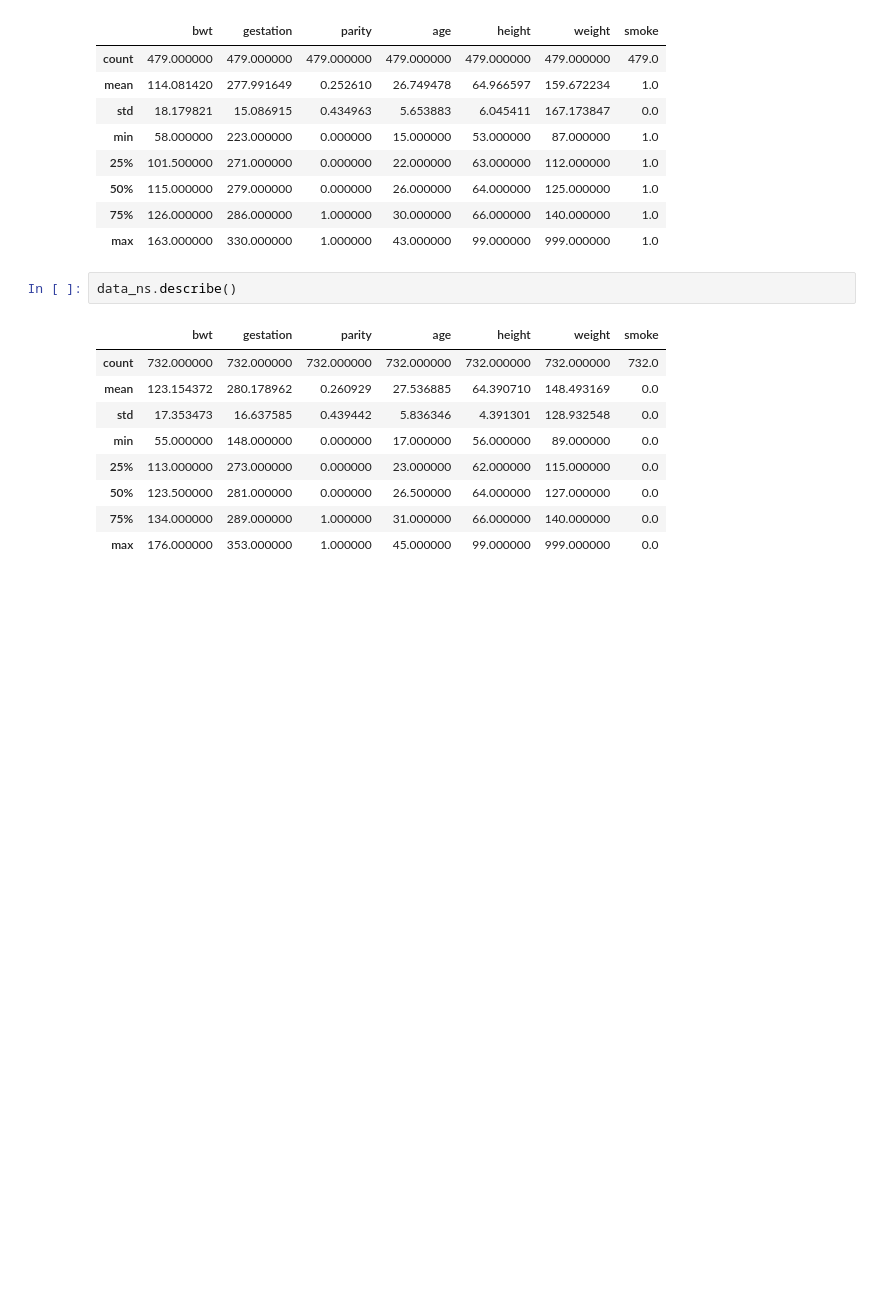
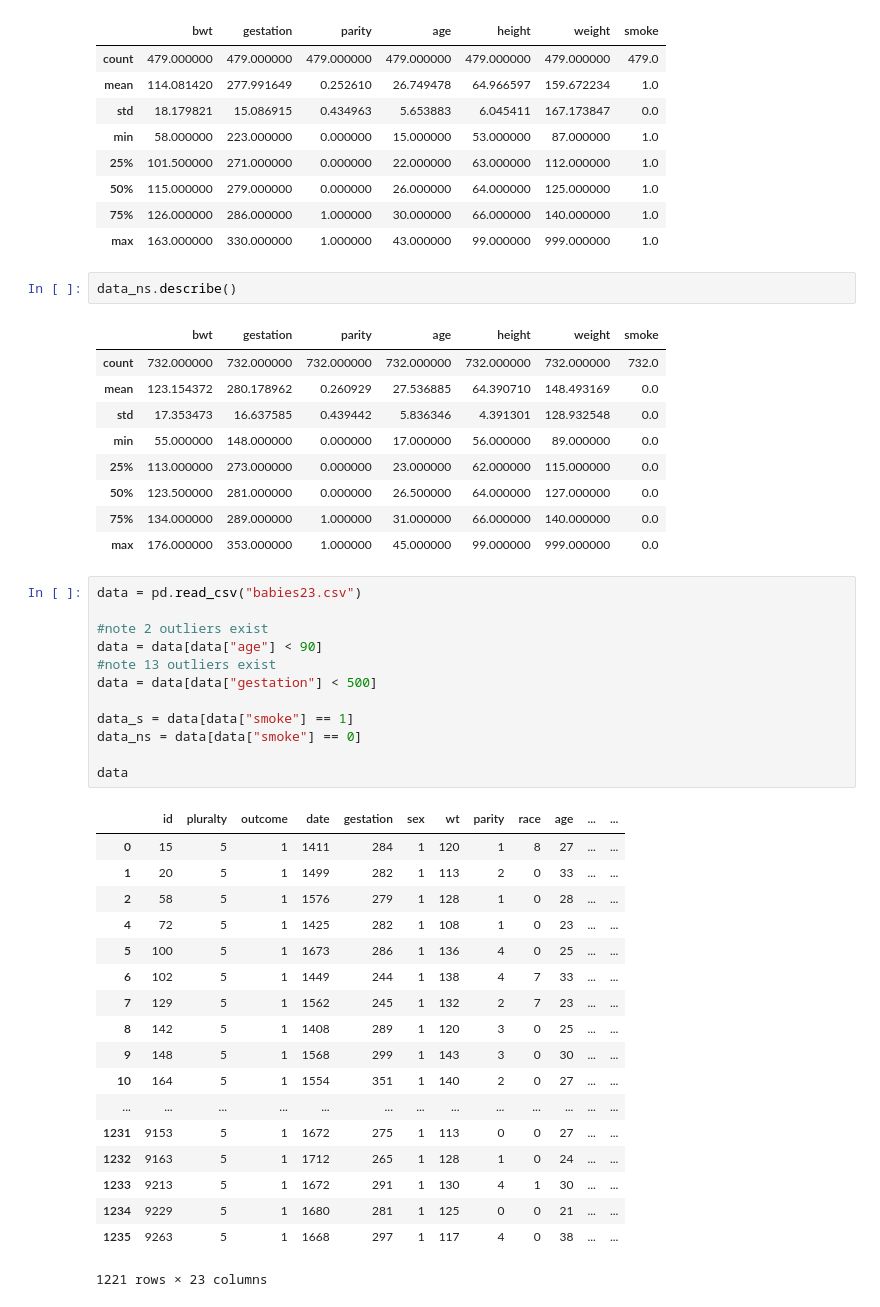
Before and after one commit to msheker/Maternal-Smoking-Infant-Death, a Jupyter notebook: test.ipynb, the cells around one changed output. Cells and saved outputs as stored; diff of their text form; blank space fills up the shorter version.

```diff
--- a/test.ipynb
+++ b/test.ipynb
@@ -80,3 +76,34 @@ data_ns.describe()
 | 50% | 123.500000 | 281.000000 | 0.000000 | 26.500000 | 64.000000 | 127.000000 | 0.0 |
 | 75% | 134.000000 | 289.000000 | 1.000000 | 31.000000 | 66.000000 | 140.000000 | 0.0 |
 | max | 176.000000 | 353.000000 | 1.000000 | 45.000000 | 99.000000 | 999.000000 | 0.0 |
+# %%
+data = pd.read_csv("babies23.csv")
+
+#note 2 outliers exist
+data = data[data["age"] < 90]
+#note 13 outliers exist
+data = data[data["gestation"] < 500]
+
+data_s = data[data["smoke"] == 1]
+data_ns = data[data["smoke"] == 0]
+
+data
+# %% [output]
+|  | id | pluralty | outcome | date | gestation | sex | wt | parity | race | age | ... | ... |
+| 0 | 15 | 5 | 1 | 1411 | 284 | 1 | 120 | 1 | 8 | 27 | ... | ... |
+| 1 | 20 | 5 | 1 | 1499 | 282 | 1 | 113 | 2 | 0 | 33 | ... | ... |
+| 2 | 58 | 5 | 1 | 1576 | 279 | 1 | 128 | 1 | 0 | 28 | ... | ... |
+| 4 | 72 | 5 | 1 | 1425 | 282 | 1 | 108 | 1 | 0 | 23 | ... | ... |
+| 5 | 100 | 5 | 1 | 1673 | 286 | 1 | 136 | 4 | 0 | 25 | ... | ... |
+| 6 | 102 | 5 | 1 | 1449 | 244 | 1 | 138 | 4 | 7 | 33 | ... | ... |
+| 7 | 129 | 5 | 1 | 1562 | 245 | 1 | 132 | 2 | 7 | 23 | ... | ... |
+| 8 | 142 | 5 | 1 | 1408 | 289 | 1 | 120 | 3 | 0 | 25 | ... | ... |
+| 9 | 148 | 5 | 1 | 1568 | 299 | 1 | 143 | 3 | 0 | 30 | ... | ... |
+| 10 | 164 | 5 | 1 | 1554 | 351 | 1 | 140 | 2 | 0 | 27 | ... | ... |
+| ... | ... | ... | ... | ... | ... | ... | ... | ... | ... | ... | ... | ... |
+| 1231 | 9153 | 5 | 1 | 1672 | 275 | 1 | 113 | 0 | 0 | 27 | ... | ... |
+| 1232 | 9163 | 5 | 1 | 1712 | 265 | 1 | 128 | 1 | 0 | 24 | ... | ... |
+| 1233 | 9213 | 5 | 1 | 1672 | 291 | 1 | 130 | 4 | 1 | 30 | ... | ... |
+| 1234 | 9229 | 5 | 1 | 1680 | 281 | 1 | 125 | 0 | 0 | 21 | ... | ... |
+| 1235 | 9263 | 5 | 1 | 1668 | 297 | 1 | 117 | 4 | 0 | 38 | ... | ... |
+1221 rows × 23 columns
```
Also changed, not shown: parts of 7 cells of this notebook, 2 other files.
